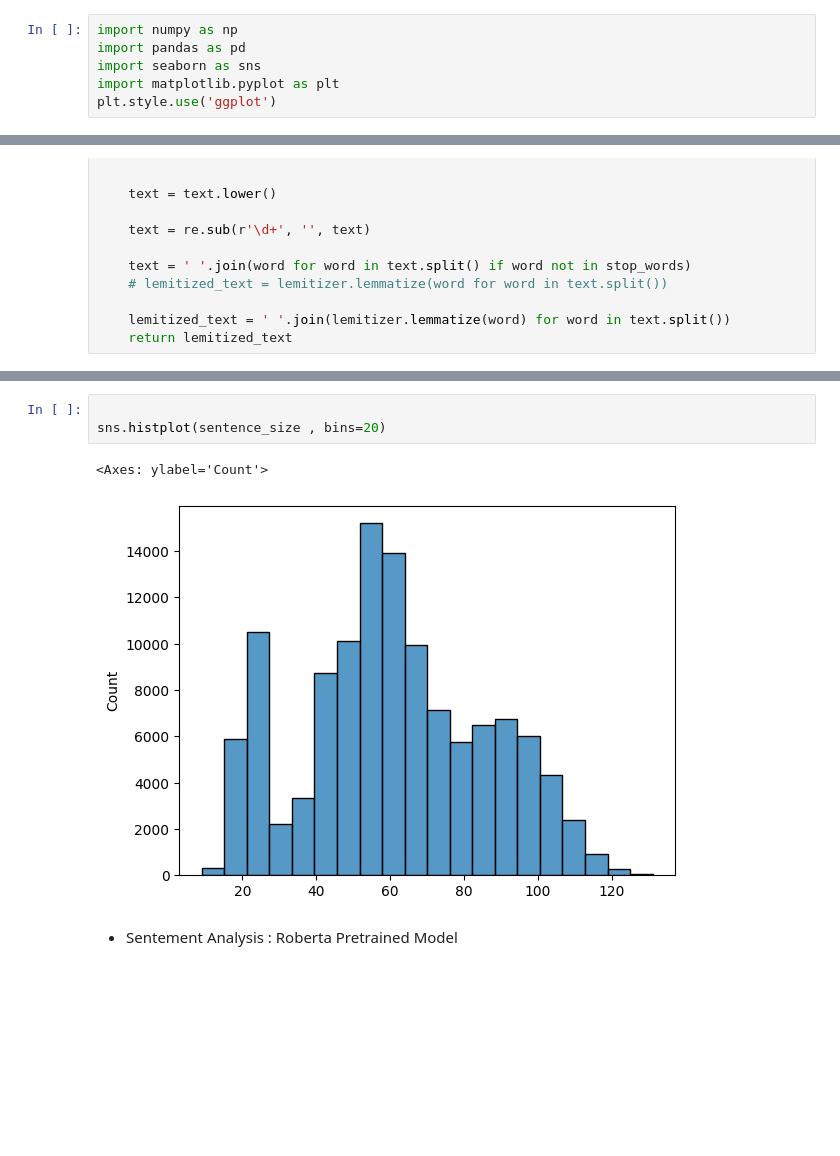
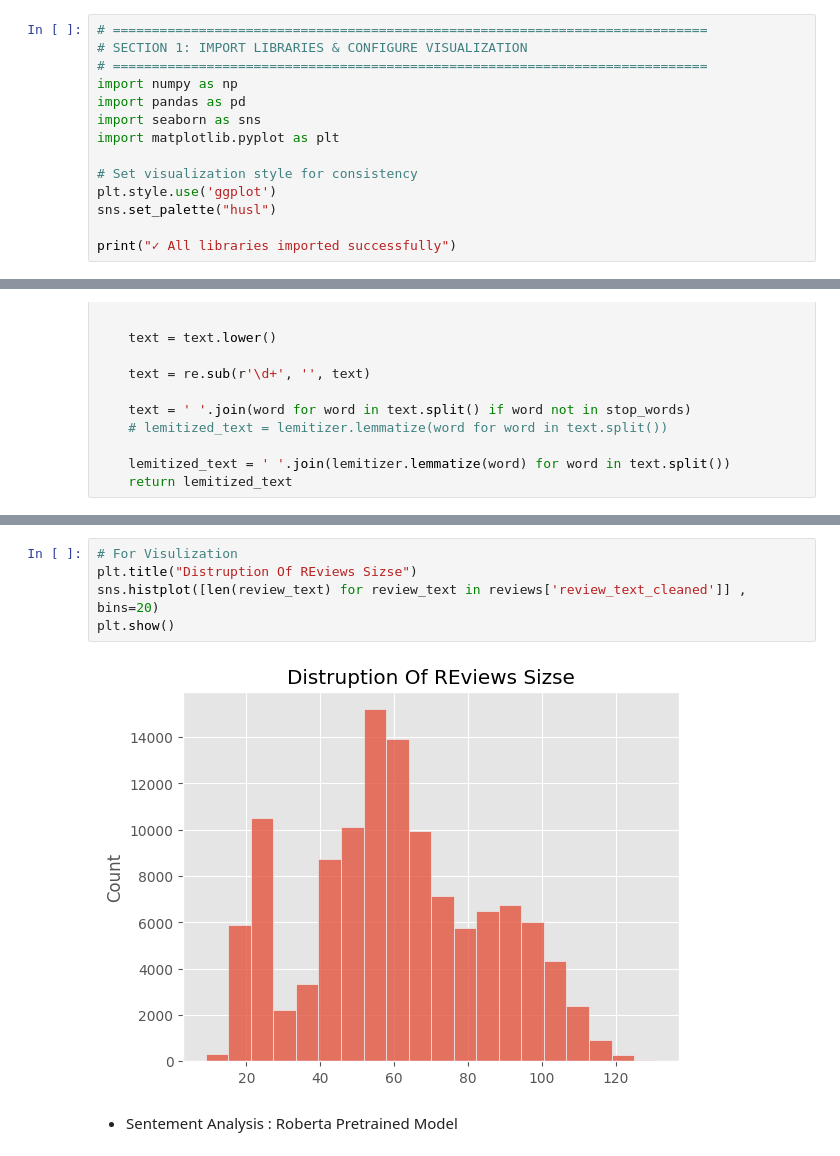
Before and after one commit to mirofadlalla/ecommerce-customer-analytics-ml-pipeline, a Jupyter notebook: ecommerce_reviews_analysis_using_nlp/ecommerce_reviews_analysis.ipynb, the cells around one changed output, grey strips where cells are left out. Saved outputs shown, nothing was run; the diff lists cells and outputs as text; blank space fills up the shorter version.

```diff
--- a/ecommerce_reviews_analysis_using_nlp/ecommerce_reviews_analysis.ipynb
+++ b/ecommerce_reviews_analysis_using_nlp/ecommerce_reviews_analysis.ipynb
@@ -1,6 +20,14 @@
 # %%
+# ============================================================================
+# SECTION 1: IMPORT LIBRARIES & CONFIGURE VISUALIZATION
+# ============================================================================
 import numpy as np
 import pandas as pd
 import seaborn as sns
 import matplotlib.pyplot as plt
+
+# Set visualization style for consistency
 plt.style.use('ggplot')
+sns.set_palette("husl")
+
+print("✓ All libraries imported successfully")
@@ -145,11 +283,12 @@ aveg sentence len : 61.07729079028316
 90 percentile len : 96.0
 95 percentile len : 103.0
 # %%
-
-sns.histplot(sentence_size , bins=20)
+# For Visulization
+plt.title("Distruption Of REviews Sizse")
+sns.histplot([len(review_text) for review_text in reviews['review_text_cleaned']] , bins=20)
+plt.show()
 # %% [output]
-<Axes: ylabel='Count'>
-[figure, old version]
+[figure, new version]
 # %% [markdown]
 - Sentement Analysis : Roberta Pretrained Model
 # %%
```
Also changed, not shown: parts of 26 cells of this notebook.
